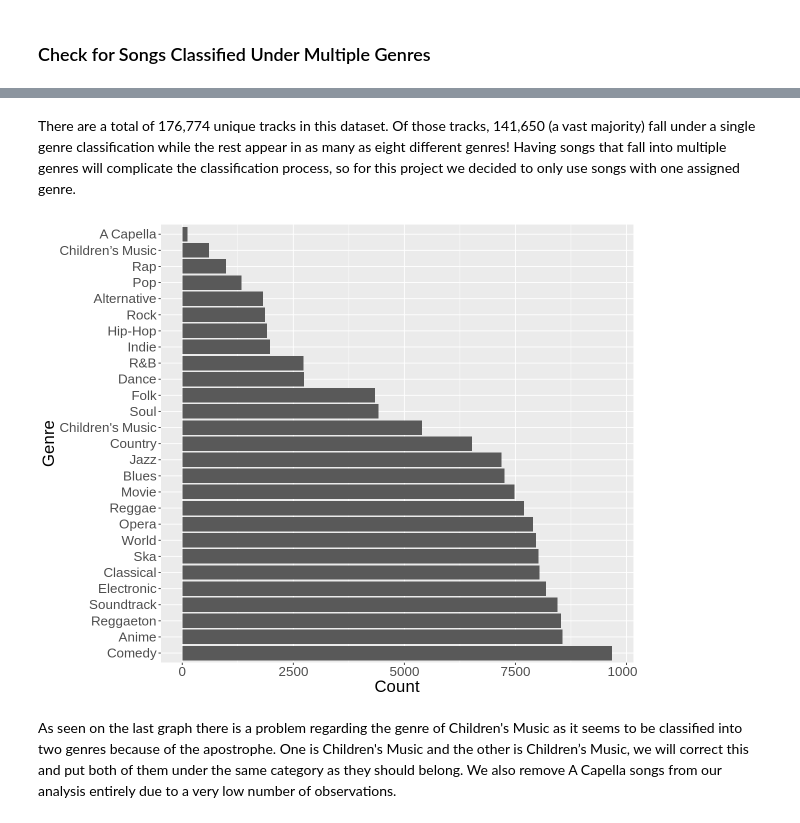
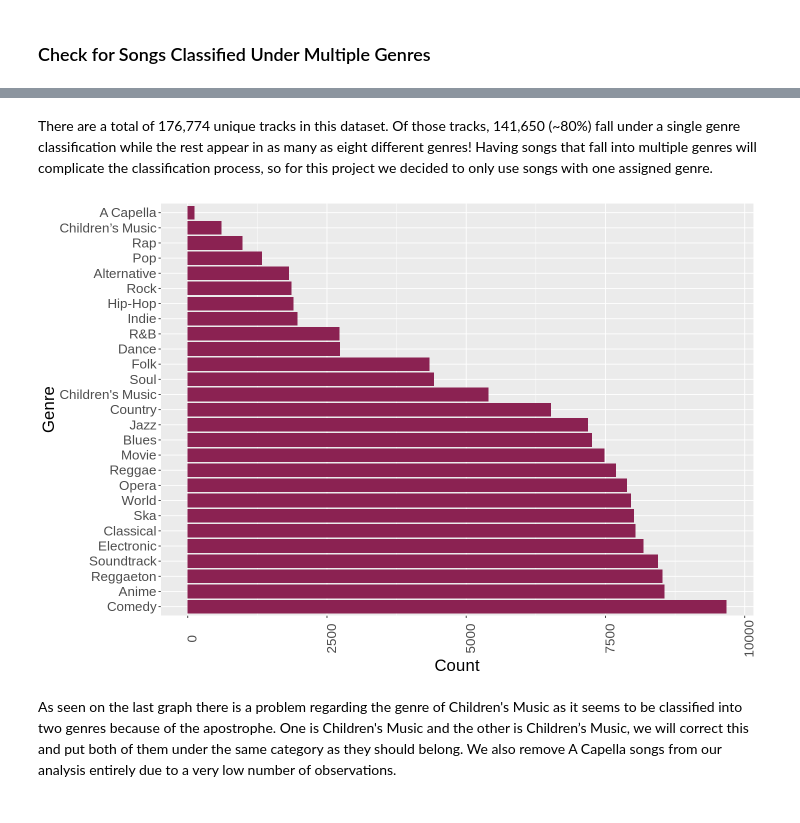
Before and after one commit to aidanmeharg/dsci-100-2022W2-group-5, a Jupyter notebook: group_5_proposal.ipynb, the cells around one changed output, grey strips where cells are left out. Cells and saved outputs as stored; diff of their text form; code cells hidden in the pictures.

Commit message:
Made some visualizations + tables

```diff
--- a/group_5_proposal.ipynb
+++ b/group_5_proposal.ipynb
@@ -42,7 +42,8 @@ song_data <- read_csv("https://github.com/aidanmeharg/dsci-100-2022W2-group-5/ra
 song_data <- song_data |>
     mutate(genre = as_factor(genre)) |>
     mutate(key = as_factor(key)) |>
-    mutate(time_signature = as_factor(time_signature))
+    mutate(time_signature = as_factor(time_signature)) |>
+    mutate(mode = as_factor(mode))
 
 song_data
 # %% [output]
@@ -107,5 +108,5 @@ A tibble: 8 × 2
 # %% [markdown]
-There are a total of 176,774 unique tracks in this dataset. Of those tracks, 141,650 (a vast majority) fall under a single genre classification while the rest appear in as many as eight different genres! Having songs that fall into multiple genres will complicate the classification process, so for this project we decided to only use songs with one assigned genre.
+There are a total of 176,774 unique tracks in this dataset. Of those tracks, 141,650 (~80%) fall under a single genre classification while the rest appear in as many as eight different genres! Having songs that fall into multiple genres will complicate the classification process, so for this project we decided to only use songs with one assigned genre.
 # %%
 multi_genre_songs <- song_copies |>
     filter(copies > 1) |>
@@ -115,20 +116,20 @@ multi_genre_songs <- song_copies |>
 song_data <- song_data |>
     filter(!(track_id %in% multi_genre_songs))
 # %%
-options(repr.plot.height = 8, repr.plot.width = 10)
+options(repr.plot.height = 8, repr.plot.width = 12)
 
 genre_plot <- song_data |>
     group_by(genre) |>
     summarize(count = n()) |>
     ggplot(aes(reorder(genre, -count), count))+
-        geom_bar(stat = "identity")+
+        geom_bar(stat = "identity", fill = "violetred4")+
         labs(x = "Genre", y = "Count")+
         coord_flip()+
-        theme(text = element_text(size = 20))
+        theme(text = element_text(size = 20), axis.text.x = element_text(angle = 90))
 
 genre_plot
 # %% [output]
-[figure, old version]
+[figure, new version]
 # %% [markdown]
 As seen on the last graph there is a problem regarding the genre of Children's Music as it seems to be classified into two genres because of the apostrophe. One is Children's Music and the other is Children’s Music, we will correct this and put both of them under the same category as they should belong. We also remove A Capella songs from our analysis entirely due to a very low number of observations.
 # %%
```
Also changed, not shown: parts of 19 cells of this notebook.
